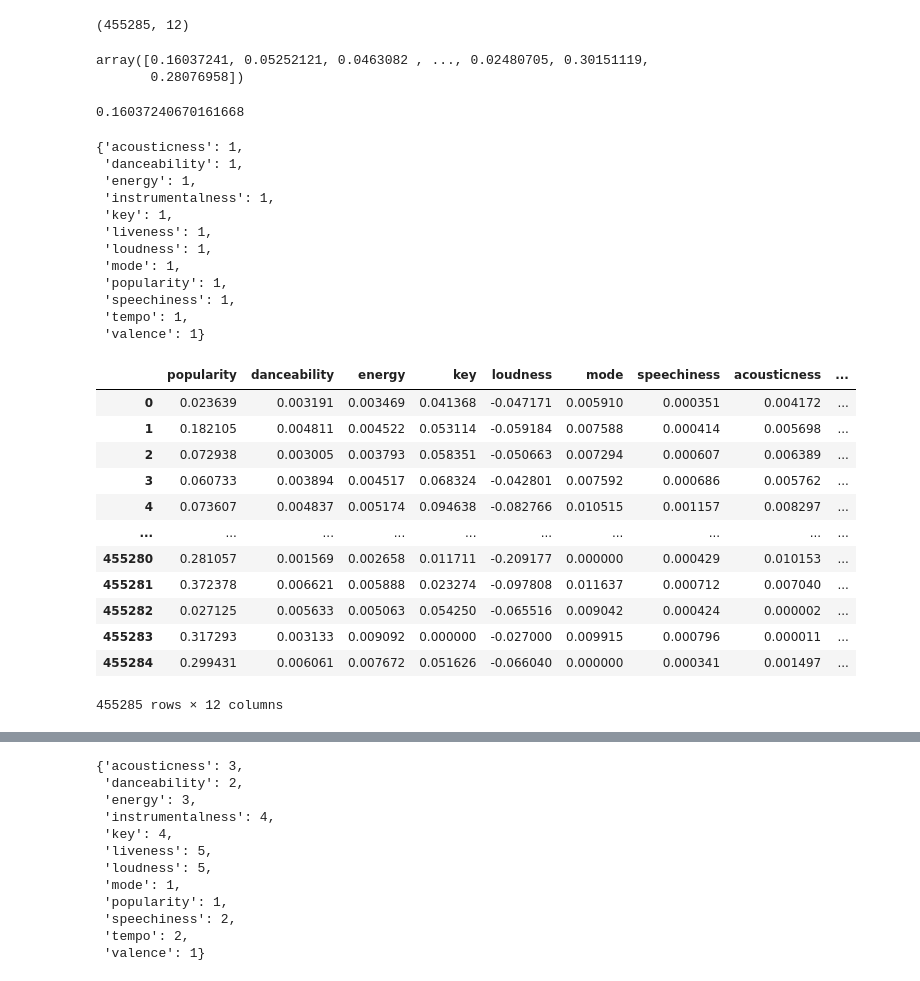
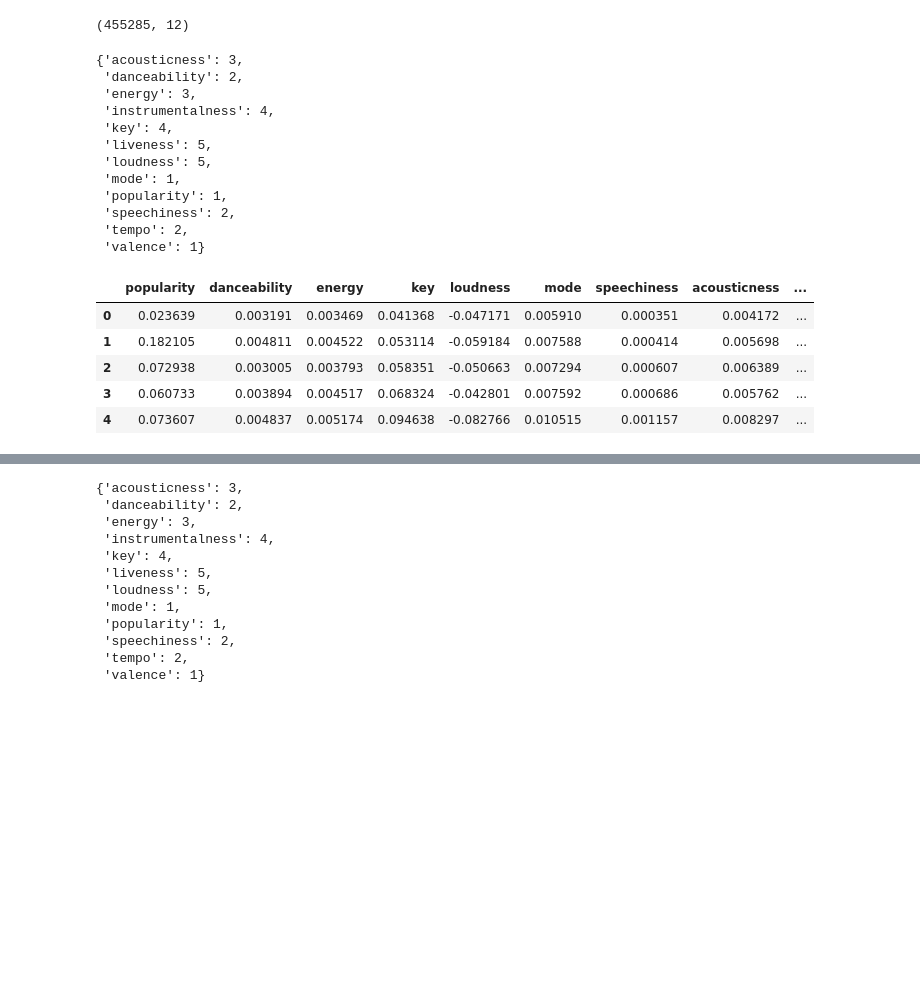
Before and after one commit to jhirschibar/music_box, a Jupyter notebook: recommender.ipynb, the cells around one changed output, grey strips where cells are left out. Cells and saved outputs as stored; diff of their text form; code cells hidden in the pictures; blank space fills up the shorter version.

```diff
--- a/recommender.ipynb
+++ b/recommender.ipynb
@@ -33,52 +33,37 @@ feat = normalize(feat, norm='l2')
 feat.shape
 # %% [output]
 (455285, 12)
-# %%
-linalg.norm(feat[0] - feat[1:], axis=1)
-# %% [output]
-array([0.16037241, 0.05252121, 0.0463082 , ..., 0.02480705, 0.30151119,
-       0.28076958])
-# %%
-linalg.norm(feat[0] - feat[1])
-# %% [output]
-0.16037240670161668
 # %%
 #weights
 cats = ['popularity', 'danceability', 'energy', 'key', 'loudness', 'mode', 'speechiness',
        'acousticness', 'instrumentalness', 'liveness', 'valence', 'tempo']
-#user_inputs = [1,2,3,4,5,1,2,3,4,5,1,2]
-user_inputs = [1,1,1,1,1,1,1,1,1,1,1,1]
+user_inputs = [1,2,3,4,5,1,2,3,4,5,1,2]
+#user_inputs = [1,1,1,1,1,1,1,1,1,1,1,1]
 #user_inputs = 1/(np.array(user_inputs)**(2)) not the relationship we want
+#user_inputs = np.array(user_inputs)
 weights = dict(zip(cats, user_inputs))
 weights
 # %% [output]
-{'acousticness': 1,
- 'danceability': 1,
- 'energy': 1,
- 'instrumentalness': 1,
- 'key': 1,
- 'liveness': 1,
- 'loudness': 1,
+{'acousticness': 3,
+ 'danceability': 2,
+ 'energy': 3,
+ 'instrumentalness': 4,
+ 'key': 4,
+ 'liveness': 5,
+ 'loudness': 5,
  'mode': 1,
  'popularity': 1,
- 'speechiness': 1,
- 'tempo': 1,
+ 'speechiness': 2,
+ 'tempo': 2,
  'valence': 1}
 # %%
 feat = pd.DataFrame(feat, columns=weights)
-feat
+feat.head()
 # %% [output]
 |  | popularity | danceability | energy | key | loudness | mode | speechiness | acousticness | ... |
 | 0 | 0.023639 | 0.003191 | 0.003469 | 0.041368 | -0.047171 | 0.005910 | 0.000351 | 0.004172 | ... |
 | 1 | 0.182105 | 0.004811 | 0.004522 | 0.053114 | -0.059184 | 0.007588 | 0.000414 | 0.005698 | ... |
 | 2 | 0.072938 | 0.003005 | 0.003793 | 0.058351 | -0.050663 | 0.007294 | 0.000607 | 0.006389 | ... |
 | 3 | 0.060733 | 0.003894 | 0.004517 | 0.068324 | -0.042801 | 0.007592 | 0.000686 | 0.005762 | ... |
 | 4 | 0.073607 | 0.004837 | 0.005174 | 0.094638 | -0.082766 | 0.010515 | 0.001157 | 0.008297 | ... |
-| ... | ... | ... | ... | ... | ... | ... | ... | ... | ... |
-| 455280 | 0.281057 | 0.001569 | 0.002658 | 0.011711 | -0.209177 | 0.000000 | 0.000429 | 0.010153 | ... |
-| 455281 | 0.372378 | 0.006621 | 0.005888 | 0.023274 | -0.097808 | 0.011637 | 0.000712 | 0.007040 | ... |
-| 455282 | 0.027125 | 0.005633 | 0.005063 | 0.054250 | -0.065516 | 0.009042 | 0.000424 | 0.000002 | ... |
-| 455283 | 0.317293 | 0.003133 | 0.009092 | 0.000000 | -0.027000 | 0.009915 | 0.000796 | 0.000011 | ... |
-| 455284 | 0.299431 | 0.006061 | 0.007672 | 0.051626 | -0.066040 | 0.000000 | 0.000341 | 0.001497 | ... |
-455285 rows × 12 columns
 # %%
```
Also changed, not shown: parts of 10 cells of this notebook.
